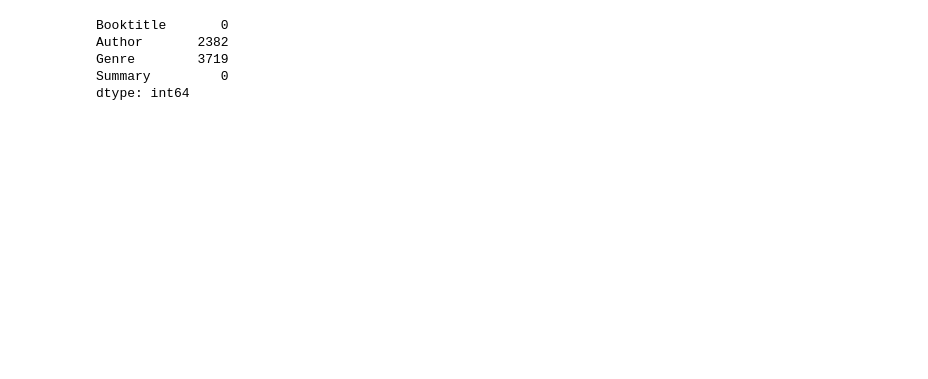
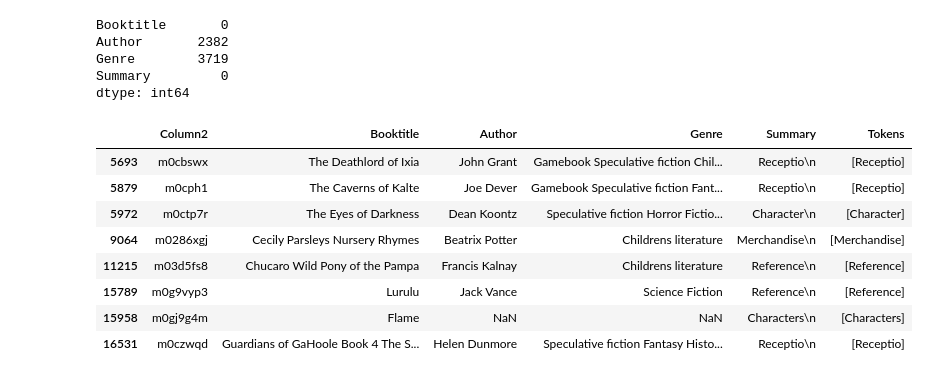
Before and after one commit to Arvinzaheri/data_colab_task, a Jupyter notebook: Data_analys.ipynb, the cells around one changed output. Drawn from its saved outputs; the diff is of its cells as text; code cells hidden in the pictures; blank space fills up the shorter version.

```diff
--- a/Data_analys.ipynb
+++ b/Data_analys.ipynb
@@ -288,0 +288,13 @@ dtype: int64
+# %%
+min = df["Tokens"].str.len().min()
+df[df["Tokens"].str.len() == min]
+# %% [output]
+|  | Column2 | Booktitle | Author | Genre | Summary | Tokens |
+| 5693 | m0cbswx | The Deathlord of Ixia | John Grant | Gamebook Speculative fiction Chil... | Receptio\n | [Receptio] |
+| 5879 | m0cph1 | The Caverns of Kalte | Joe Dever | Gamebook Speculative fiction Fant... | Receptio\n | [Receptio] |
+| 5972 | m0ctp7r | The Eyes of Darkness | Dean Koontz | Speculative fiction Horror Fictio... | Character\n | [Character] |
+| 9064 | m0286xgj | Cecily Parsleys Nursery Rhymes | Beatrix Potter | Childrens literature | Merchandise\n | [Merchandise] |
+| 11215 | m03d5fs8 | Chucaro Wild Pony of the Pampa | Francis Kalnay | Childrens literature | Reference\n | [Reference] |
+| 15789 | m0g9vyp3 | Lurulu | Jack Vance | Science Fiction | Reference\n | [Reference] |
+| 15958 | m0gj9g4m | Flame | NaN | NaN | Characters\n | [Characters] |
+| 16531 | m0czwqd | Guardians of GaHoole Book 4 The S... | Helen Dunmore | Speculative fiction Fantasy Histo... | Receptio\n | [Receptio] |
```
Also changed, not shown: parts of 14 cells of this notebook.
